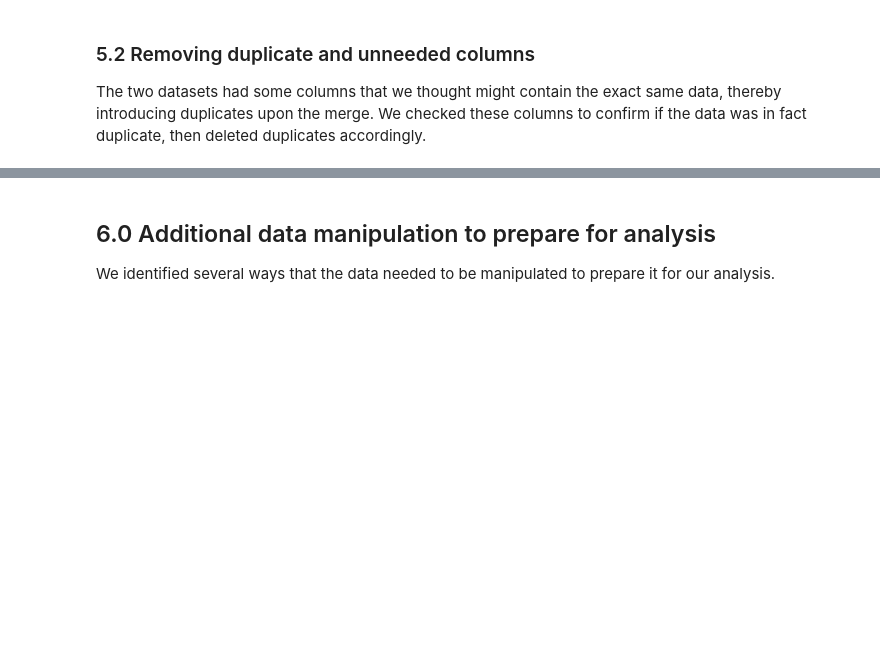
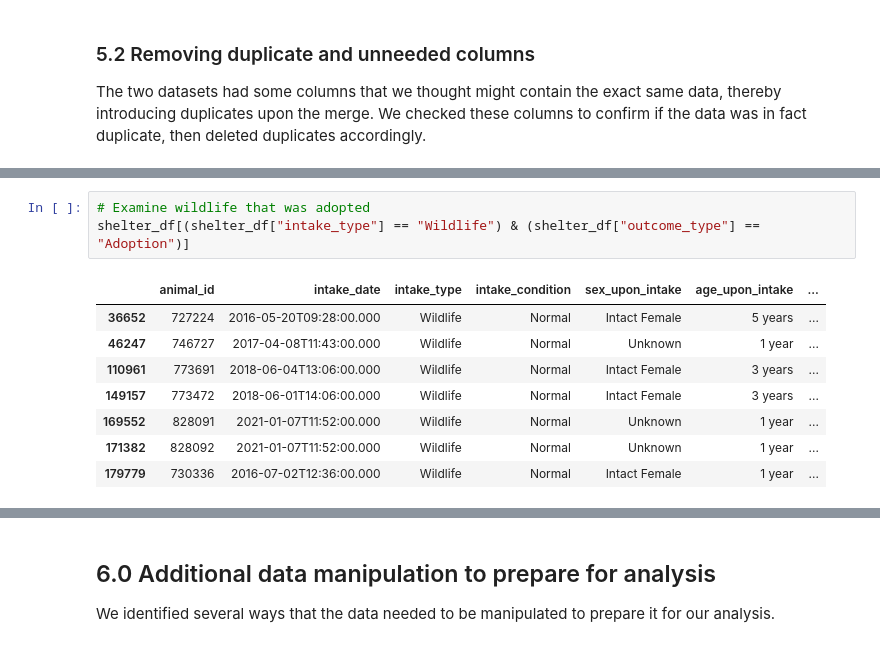
Before and after one commit to a-messmer/AAC_prelim_data_analysis_project, a Jupyter notebook: Project-api.ipynb, the cells around one changed output, grey strips where cells are left out. Saved outputs shown, nothing was run; the diff lists cells and outputs as text; blank space fills up the shorter version.

```diff
--- a/Project-api.ipynb
+++ b/Project-api.ipynb
@@ -180,0 +445,12 @@ shelter_df
+# %%
+# Examine wildlife that was adopted
+shelter_df[(shelter_df["intake_type"] == "Wildlife") & (shelter_df["outcome_type"] == "Adoption")]
+# %% [output]
+|  | animal_id | intake_date | intake_type | intake_condition | sex_upon_intake | age_upon_intake | ... |
+| 36652 | 727224 | 2016-05-20T09:28:00.000 | Wildlife | Normal | Intact Female | 5 years | ... |
+| 46247 | 746727 | 2017-04-08T11:43:00.000 | Wildlife | Normal | Unknown | 1 year | ... |
+| 110961 | 773691 | 2018-06-04T13:06:00.000 | Wildlife | Normal | Intact Female | 3 years | ... |
+| 149157 | 773472 | 2018-06-01T14:06:00.000 | Wildlife | Normal | Intact Female | 3 years | ... |
+| 169552 | 828091 | 2021-01-07T11:52:00.000 | Wildlife | Normal | Unknown | 1 year | ... |
+| 171382 | 828092 | 2021-01-07T11:52:00.000 | Wildlife | Normal | Unknown | 1 year | ... |
+| 179779 | 730336 | 2016-07-02T12:36:00.000 | Wildlife | Normal | Intact Female | 1 year | ... |
```
Also changed, not shown: parts of 41 cells of this notebook.
